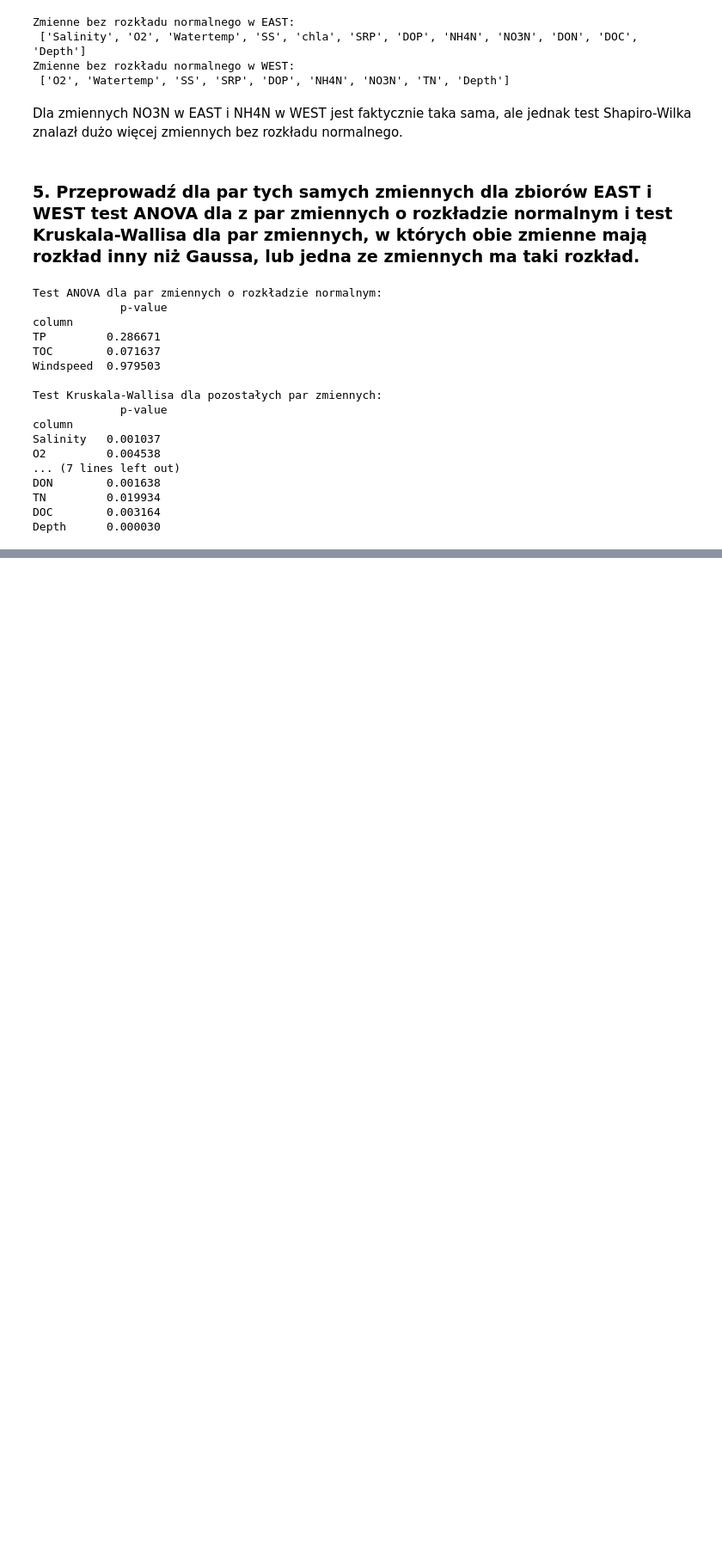
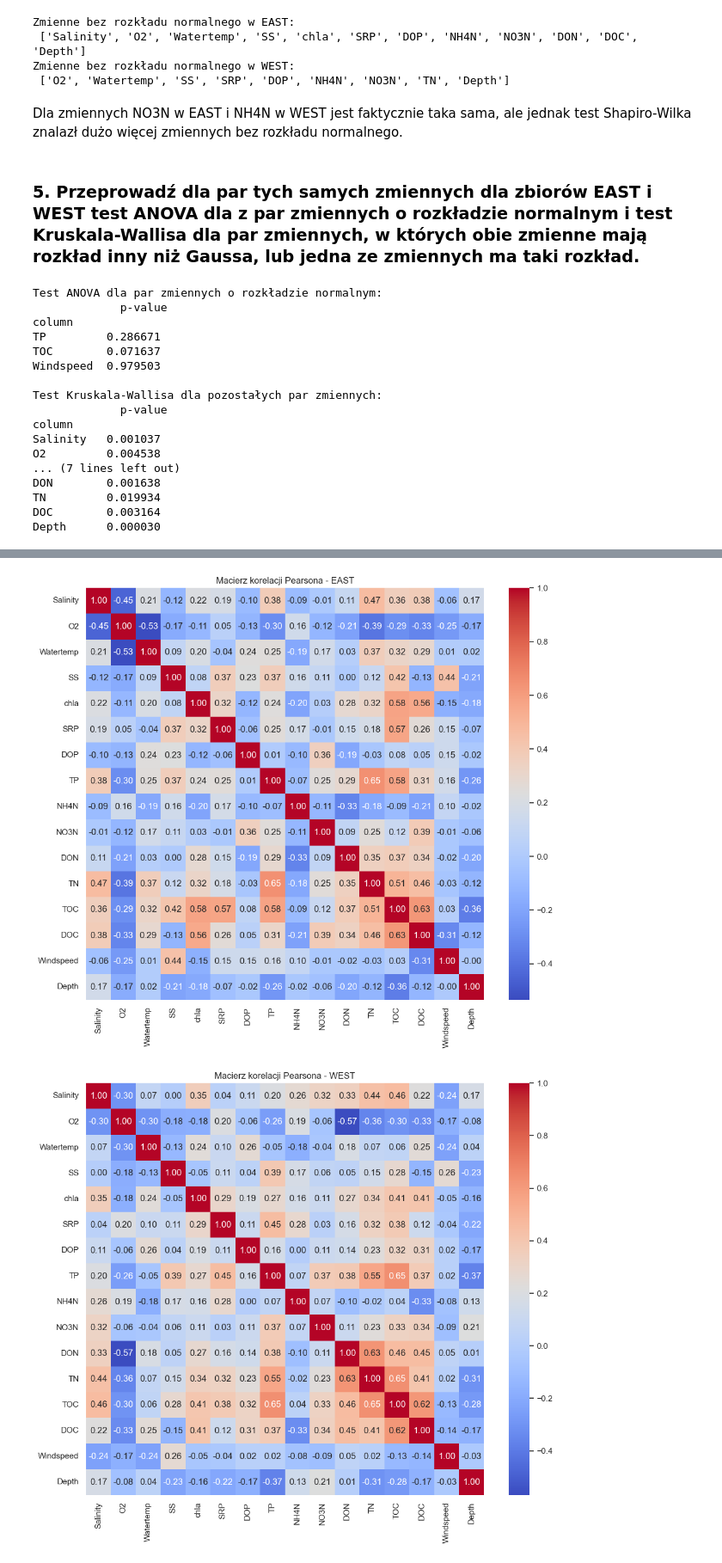
Before and after one commit to 5362396/Statistics-Algebra, a Jupyter notebook: Project/project_AS.ipynb, the cells around one changed output, grey strips where cells are left out. Shown at 86% size. Saved outputs shown, nothing was run; the diff lists cells and outputs as text; code cells hidden in the pictures; blank space fills up the shorter version.

```diff
--- a/Project/project_AS.ipynb
+++ b/Project/project_AS.ipynb
@@ -172,0 +230,15 @@ Depth      0.000030
+# %%
+east_corr = east_data.corr(method='pearson')
+west_corr = west_data.corr(method='pearson')
+# %%
+def draw_matrix_heatmap(matrix, title):
+    plt.figure(figsize=(12, 10))
+    sns.heatmap(matrix, annot=True, fmt='.2f', cmap='coolwarm', cbar=True)
+    plt.title(title)
+    plt.show()
+# %%
+draw_matrix_heatmap(east_corr, 'Macierz korelacji Pearsona - EAST')
+draw_matrix_heatmap(west_corr, 'Macierz korelacji Pearsona - WEST')
+# %% [output]
+[figure, added]
+[figure, added]
```
Also changed, not shown: parts of 50 cells of this notebook.
